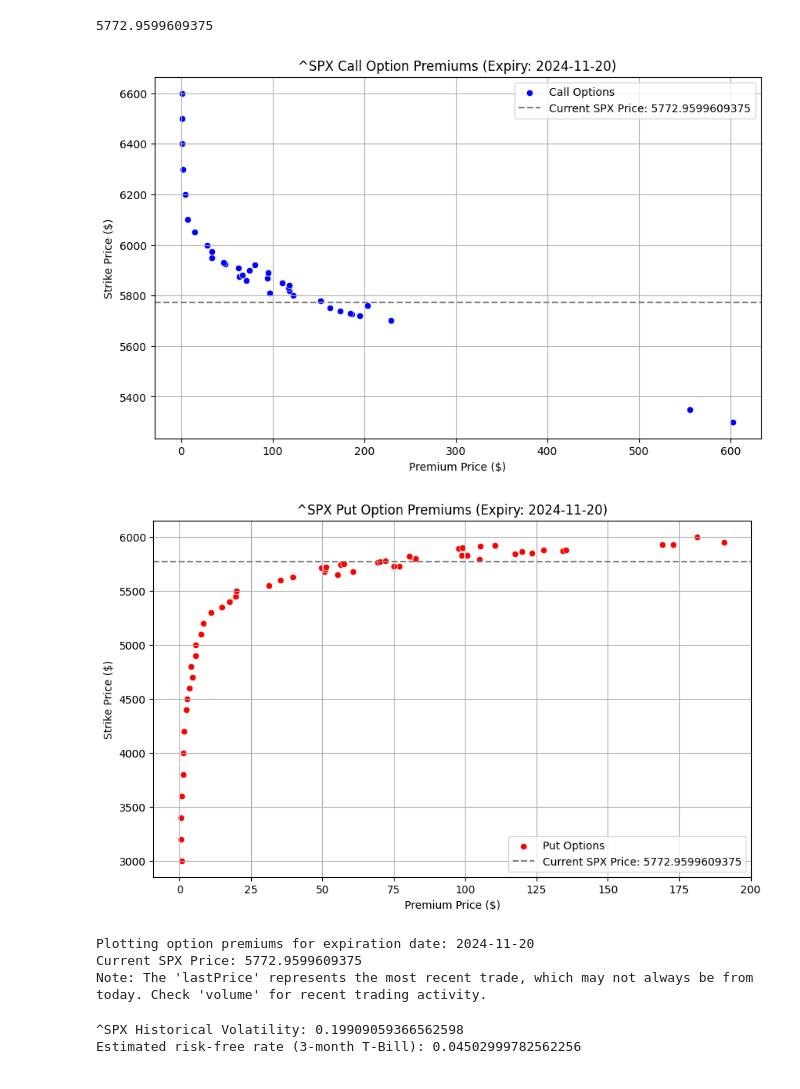
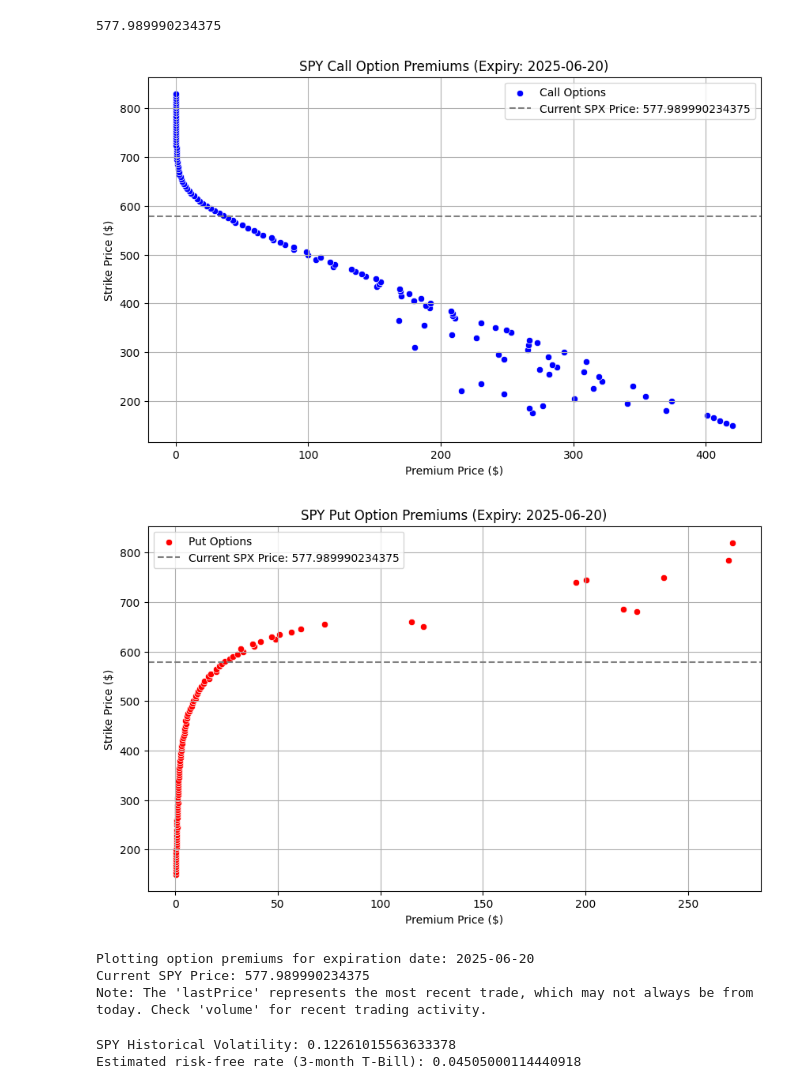
Before and after one commit to yCobanoglu/gitpod-data-science, a Jupyter notebook: src/quickstart.ipynb, the cells around one changed output. Drawn from its saved outputs; the diff is of its cells as text; code cells hidden in the pictures.

```diff
--- a/src/quickstart.ipynb
+++ b/src/quickstart.ipynb
@@ -26,7 +121,9 @@ def fetch_historical_stock_data(ticker_symbol, period="1y"):
         raise ValueError(f"No historical stock data found for ticker '{ticker_symbol}'.")
     return stock_data
 
-ticker_symbol = "^SPX"
+ticker_symbol = "SPY"
+
+#^SPX, SPY
 
 stock_data = fetch_historical_stock_data(ticker_symbol, period="1y")
 
@@ -50,7 +147,12 @@ for date in expiration_dates:
 
 
 EXPIRATION_DATE_INDEX = 20
-expiration_in_one_month = expiration_dates[EXPIRATION_DATE_INDEX]  # Adjust the index as necessary
+if EXPIRATION_DATE_INDEX < len(expiration_dates):
+    expiration_in_one_month = expiration_dates[EXPIRATION_DATE_INDEX]
+else:
+    print(f"Error: Expiration date index {EXPIRATION_DATE_INDEX} is out of range. Available indices: 0 to {len(expiration_dates) - 1}")
+    expiration_in_one_month = -1
+    EXPIRATION_DATE_INDEX = -1
 
 # Print the selected expiration date
 print(f"\nFetching options for expiration date: {expiration_in_one_month}")
@@ -88,46 +190,47 @@ def fetch_current_stock_price(ticker_symbol):
     current_price = stock_data['Close'].iloc[-1]  # Get the most recent closing price
     return current_price
 
-spx_calls, spx_puts = fetch_options_data(ticker_symbol, EXPIRATION_DATE_INDEX)
+if not ticker_symbol == "BTC-USD":
+    spx_calls, spx_puts = fetch_options_data(ticker_symbol, EXPIRATION_DATE_INDEX)
 
 #print(spx_calls)
 
 # Fetch the current stock price
 current_stock_price = fetch_current_stock_price(ticker_symbol)
 print(current_stock_price)
 
 # Plot Call Option Premiums for SPX with a horizontal line for the current stock price
 plt.figure(figsize=(10, 6))
 sns.scatterplot(data=spx_calls, x='lastPrice', y='strike', color='blue', label='Call Options')
 plt.axhline(y=current_stock_price, color='gray', linestyle='--', label=f'Current SPX Price: {current_stock_price}')
 plt.title(f'{ticker_symbol} Call Option Premiums (Expiry: {expiration_in_one_month})')
 plt.xlabel('Premium Price ($)')
 plt.ylabel('Strike Price ($)')
 plt.legend()
 plt.grid(True)
 plt.show()
 
 # Plot Put Option Premiums for SPX with a horizontal line for the current stock price
 plt.figure(figsize=(10, 6))
 sns.scatterplot(data=spx_puts, x='lastPrice', y='strike', color='red', label='Put Options')
 plt.axhline(y=current_stock_price, color='gray', linestyle='--', label=f'Current SPX Price: {current_stock_price}')
 plt.title(f'{ticker_symbol} Put Option Premiums (Expiry: {expiration_in_one_month})')
 plt.xlabel('Premium Price ($)')
 plt.ylabel('Strike Price ($)')
 plt.legend()
 plt.grid(True)
 plt.show()
 
 # Print the expiration date for clarity
 print(f"Plotting option premiums for expiration date: {expiration_in_one_month}")
-print(f"Current SPX Price: {current_stock_price}")
+print(f"Current {ticker_symbol} Price: {current_stock_price}")
 print("Note: The 'lastPrice' represents the most recent trade, which may not always be from today. Check 'volume' for recent trading activity.\n")
 # %% [output]
-5772.9599609375
+577.989990234375
-[figure, old version]
+[figure, new version]
-[figure, old version]
+[figure, new version]
-Plotting option premiums for expiration date: 2024-11-20
-Current SPX Price: 5772.9599609375
+Plotting option premiums for expiration date: 2025-06-20
+Current SPY Price: 577.989990234375
 Note: The 'lastPrice' represents the most recent trade, which may not always be from today. Check 'volume' for recent trading activity.
 # %%
 def calculate_historical_volatility(stock_data, window=252):
@@ -136,7 +239,7 @@ def calculate_historical_volatility(stock_data, window=252):
     return volatility
 
 volatility = calculate_historical_volatility(stock_data)
-print(f"{ticker_symbol} Historical Volatility: {jpm_volatility}")
+print(f"{ticker_symbol} Historical Volatility: {volatility}")
 
 # Fetch data for the 13-week T-bill (^IRX is the ticker for the 13-week Treasury Bill index on Yahoo Finance)
 t_bill = yf.Ticker("^IRX")
@@ -146,8 +249,8 @@ t_bill_data = t_bill.history(period="1d")
 risk_free_rate = t_bill_data['Close'].iloc[-1] / 100
 print(f"Estimated risk-free rate (3-month T-Bill): {risk_free_rate}")
 # %% [output]
-^SPX Historical Volatility: 0.19909059366562598
-Estimated risk-free rate (3-month T-Bill): 0.04502999782562256
+SPY Historical Volatility: 0.12261015563633378
+Estimated risk-free rate (3-month T-Bill): 0.04505000114440918
 # %%
 
 class BlackScholesModel:
```
Also changed, not shown: parts of 6 cells of this notebook, 3 other files.
